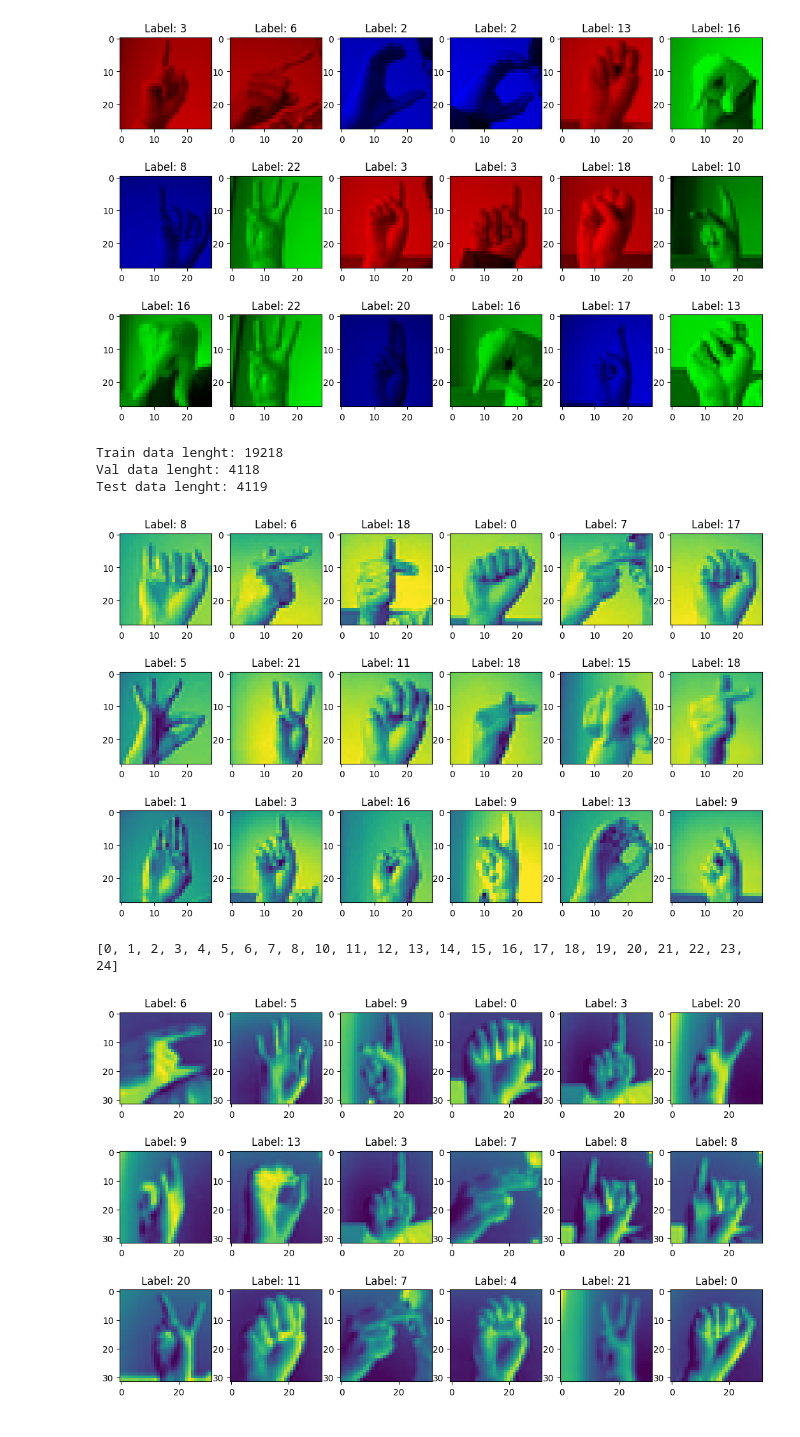
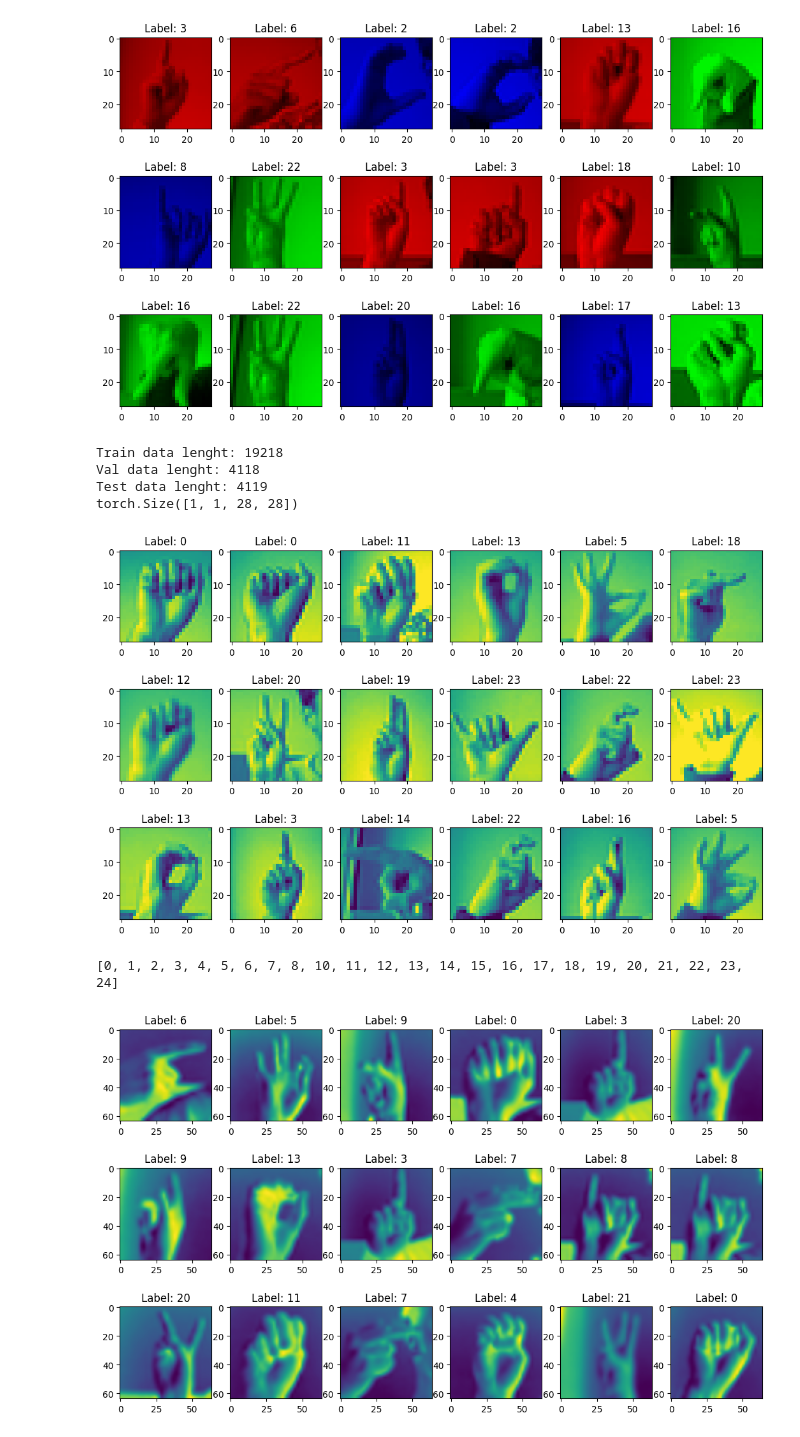
Before and after one commit to Horizon-42/sign_languages, a Jupyter notebook: test_dataset.ipynb, the cells around one changed output. Saved outputs shown, nothing was run; the diff lists cells and outputs as text; code cells hidden in the pictures.

```diff
--- a/test_dataset.ipynb
+++ b/test_dataset.ipynb
@@ -26,24 +27,26 @@ train_dataloader = iter(DataLoader(
     SignLanguageDataset(train_data), batch_size=1, shuffle=True))
 # print(next(train_dataloader))
 img, label = next(train_dataloader)
+print(img.shape)
 
 plot_dataset(train_dataloader)
 # %% [output]
 Train data lenght: 19218
 Val data lenght: 4118
 Test data lenght: 4119
+torch.Size([1, 1, 28, 28])
-[figure, old version]
+[figure, new version]
 # %%
 # Read todoexample, make sure the l"abels also didn't include 9
 todo_example = read_tensor_dataset("data/thws-mai-idl-ss-25-sign-language/SignLanguage_kaggle/todo_example.pth")
 
 img, labels = todo_example[:]
 sorted_labels = sorted(list(set(labels.tolist())))
 print(sorted_labels)
 
-todo_ex_dataloader = iter(DataLoader(SignLanguageDataset(todo_example)))
+todo_ex_dataloader = iter(DataLoader(SignLanguageDataset(todo_example, transform=v2.Resize(size=(64,64)))))
 
 plot_dataset(todo_ex_dataloader)
 # %% [output]
 [0, 1, 2, 3, 4, 5, 6, 7, 8, 10, 11, 12, 13, 14, 15, 16, 17, 18, 19, 20, 21, 22, 23, 24]
-[figure, old version]
+[figure, new version]
```
Also changed, not shown: parts of 1 cell of this notebook, 6 other files.
